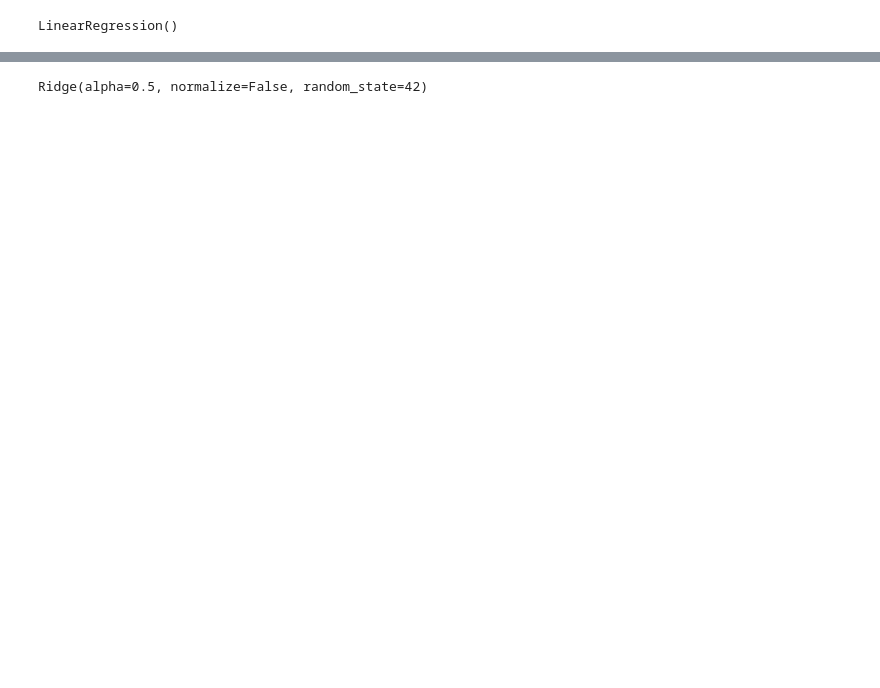
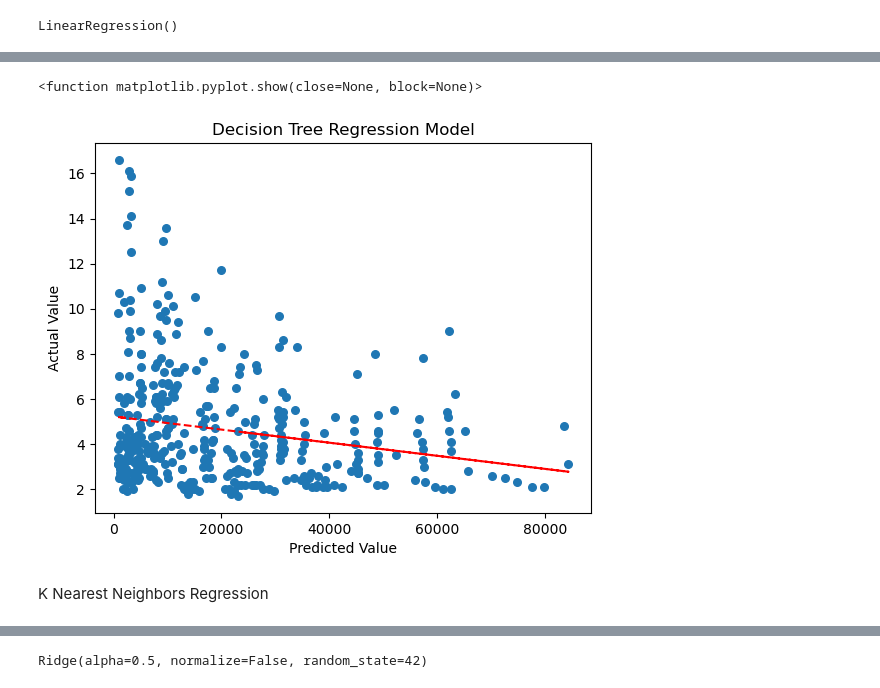
Before and after one commit to zee52791/CapstoneExcelGroup, a Jupyter notebook: MLCapstoneXL/MLCapstone.ipynb, the cells around one changed output, grey strips where cells are left out. Drawn from its saved outputs; the diff is of its cells as text; code cells hidden in the pictures; blank space fills up the shorter version.

```diff
--- a/MLCapstoneXL/MLCapstone.ipynb
+++ b/MLCapstoneXL/MLCapstone.ipynb
@@ -699,2 +456,19 @@ from sklearn.neighbors import KNeighborsRegressor
+# %%
+plt.scatter(x = x3.iloc[:, 0], y = y2.iloc[:, 0], s=30)
+
+x = x3.iloc[:, 0]
+y = y2.iloc[:, 0]
+z = np.polyfit(x,y,1)
+p = np.poly1d(z)
+plt.plot(x,p(x),"r--")
+plt.xlabel('Predicted Value')
+plt.ylabel('Actual Value')
+plt.title('Decision Tree Regression Model')
+plt.show
+# %% [output]
+<function matplotlib.pyplot.show(close=None, block=None)>
+[figure, added]
+# %% [markdown]
+K Nearest Neighbors Regression
 # %%
 knn_model = KNeighborsRegressor(n_neighbors=4).fit(x_train, y_train)
```
Also changed, not shown: parts of 183 cells of this notebook.
